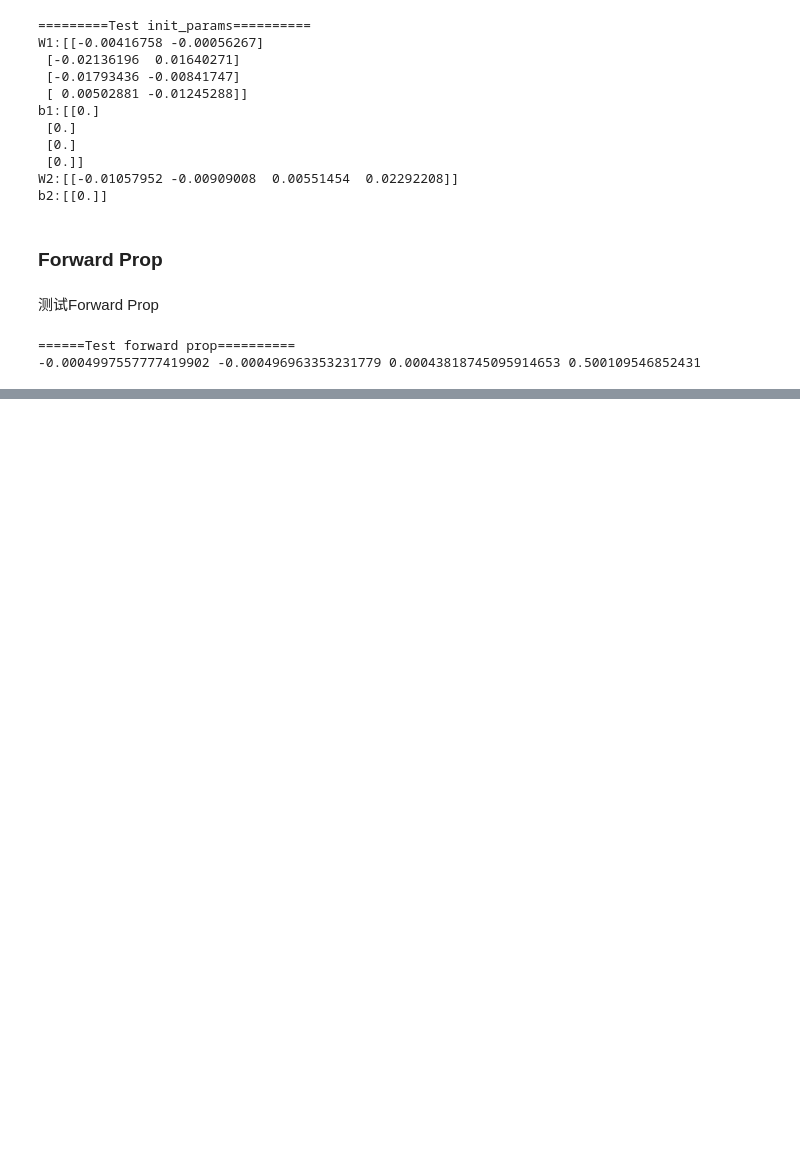
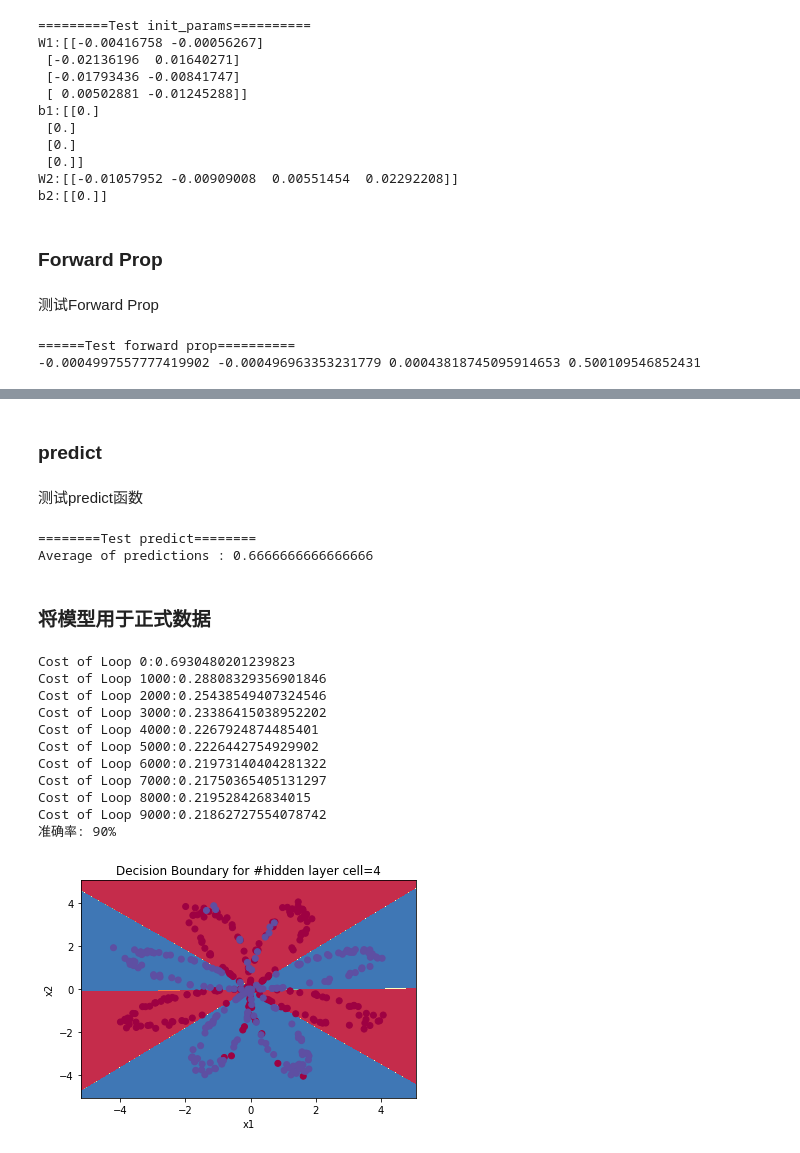
Before and after one commit to WindVisionQAQ/LearningDeepLearning, a Jupyter notebook: Week3_3_layer_NN/NN_3_layer.ipynb, the cells around one changed output, grey strips where cells are left out. Drawn from its saved outputs; the diff is of its cells as text; code cells hidden in the pictures; blank space fills up the shorter version.

```diff
--- a/Week3_3_layer_NN/NN_3_layer.ipynb
+++ b/Week3_3_layer_NN/NN_3_layer.ipynb
@@ -170,0 +181,4 @@ print(np.mean(cache["Z1"]),np.mean(cache["A1"]),np.mean(cache["Z2"]),np.mean(cac
+# %%
+print("=========Test Compute Cost==========")
+A2,Y_case,params = compute_cost_test_case()
+print("cost: "+str(compute_cost(A2,Y_case)))
@@ -170,0 +275,16 @@ print(np.mean(cache["Z1"]),np.mean(cache["A1"]),np.mean(cache["Z2"]),np.mean(cac
+# %%
+def nn_model(X,Y,n_h,num_iterations,print_cost=False):
+    np.random.seed(3)
+    n_x,temp,n_y = layer_sizes(X,Y)
+    params = init_params(n_x,n_h,n_y)
+    W1,W2,b1,b2 = params["W1"],params["W2"],params["b1"],params["b2"]
+    for i in range(num_iterations):
+        A2,cache = forward_propagation(X,params)
+        cost = compute_cost(A2,Y)
+        grads = backward_propagation(params,cache,X,Y)
+        params = update_params(params,grads,learning_rate=1.2)
+
+        if print_cost:
+            if i%1000==0:
+                print("Cost of Loop "+str(i)+":"+str(cost))
+    return params
@@ -170,0 +293,8 @@ print(np.mean(cache["Z1"]),np.mean(cache["A1"]),np.mean(cache["Z2"]),np.mean(cac
+# %%
+print("======test nn_models=======")
+X_case,Y_case = nn_model_test_case()
+params = nn_model(X_case,Y_case,4,num_iterations=10000,print_cost=False)
+print("W1 = "+str(params["W1"]))
+print("b1 = "+str(params["b1"]))
+print("W2 = "+str(params["W2"]))
+print("b2 = "+str(params["b2"]))
@@ -170,0 +313,41 @@ print(np.mean(cache["Z1"]),np.mean(cache["A1"]),np.mean(cache["Z2"]),np.mean(cac
+# %% [markdown]
+### predict
+# %%
+def predict(params,X):
+    A2,cache = forward_propagation(X,params)
+    predictions = np.round(A2)
+    return predictions
+# %% [markdown]
+测试predict函数
+# %%
+print("========Test predict========")
+params,X_case = predict_test_case()
+predictions = predict(params,X_case)
+print("Average of predictions : "+str(np.mean(predictions)))
+# %% [output]
+========Test predict========
+Average of predictions : 0.6666666666666666
+# %% [markdown]
+### 将模型用于正式数据
+# %%
+params = nn_model(X,Y,n_h=4,num_iterations=10000,print_cost=True)
+
+# Plot design boundary
+plot_decision_boundary(lambda x:predict(params,x.T),X,np.squeeze(Y))
+plt.title("Decision Boundary for #hidden layer cell=4")
+
+predictions = predict(params,X)
+print ('准确率: %d' % float((np.dot(Y, predictions.T) + np.dot(1 - Y, 1 - predictions.T)) / float(Y.size) * 100) + '%')
+# %% [output]
+Cost of Loop 0:0.6930480201239823
+Cost of Loop 1000:0.28808329356901846
+Cost of Loop 2000:0.25438549407324546
+Cost of Loop 3000:0.23386415038952202
+Cost of Loop 4000:0.2267924874485401
+Cost of Loop 5000:0.2226442754929902
+Cost of Loop 6000:0.21973140404281322
+Cost of Loop 7000:0.21750365405131297
+Cost of Loop 8000:0.219528426834015
+Cost of Loop 9000:0.21862727554078742
+准确率: 90%
+[figure, added]
```
Also changed, not shown: parts of 15 cells of this notebook, 1 other file.
